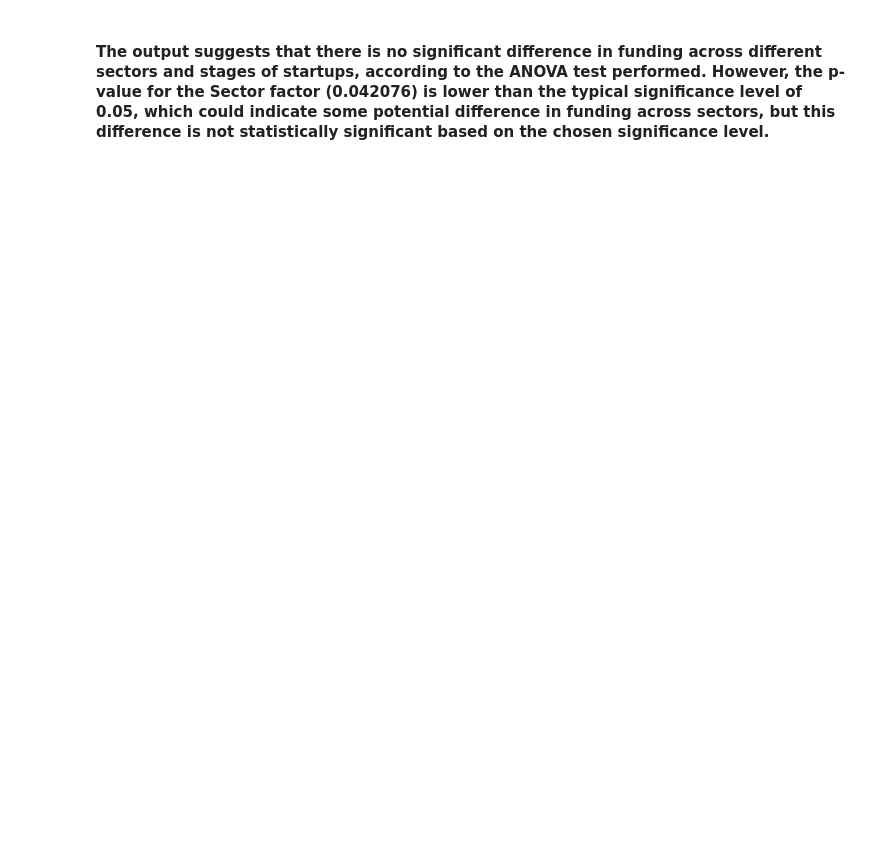
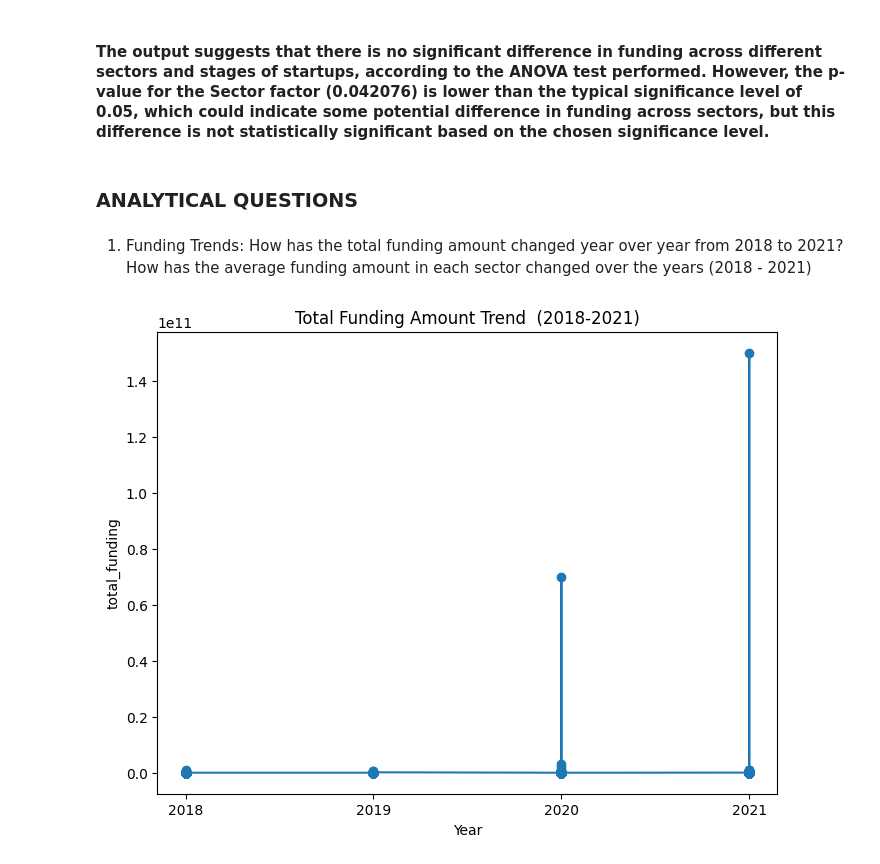
Before and after one commit to Njuraita/LP1-Indian-Startup-Ecosystem, a Jupyter notebook: Notebooks/LP1.ipynb, the cells around one changed output. Cells and saved outputs as stored; diff of their text form; code cells hidden in the pictures; blank space fills up the shorter version.

Commit message:
Analytical Questions Visualization

```diff
--- a/Notebooks/LP1.ipynb
+++ b/Notebooks/LP1.ipynb
@@ -2170,3 +2203,26 @@ Fail to reject the null hypothesis for Sector: No significant difference in fund
 Fail to reject the null hypothesis for Stage: No significant difference in funding across different stages.
 # %% [markdown]
 #### The output suggests that there is no significant difference in funding across different sectors and stages of startups, according to the ANOVA test performed. However, the p-value for the Sector factor (0.042076) is lower than the typical significance level of 0.05, which could indicate some potential difference in funding across sectors, but this difference is not statistically significant based on the chosen significance level.
+# %% [markdown]
+### ANALYTICAL QUESTIONS
+# %% [markdown]
+1. Funding Trends:
+How has the total funding amount changed year over year from 2018 to 2021?
+How has the average funding amount in each sector changed over the years (2018 - 2021)
+# %%
+# Calculate the total funding amount per year
+Total_funding = df_combined.groupby('Year')['Amount'].sum().reset_index()
+
+# For the years 2018 to 2021
+Year = df_combined['Year']
+# %%
+# Plot the total funding amount over the years
+plt.figure(figsize=(8, 6))
+plt.plot(df_combined['Year'], df_combined['Amount'], marker='o')
+plt.xlabel('Year')
+plt.ylabel('total_funding')
+plt.title('Total Funding Amount Trend  (2018-2021)')
+plt.xticks(Total_funding['Year'])
+plt.show()
+# %% [output]
+[figure, added]
```
Also changed, not shown: parts of 31 cells of this notebook.
